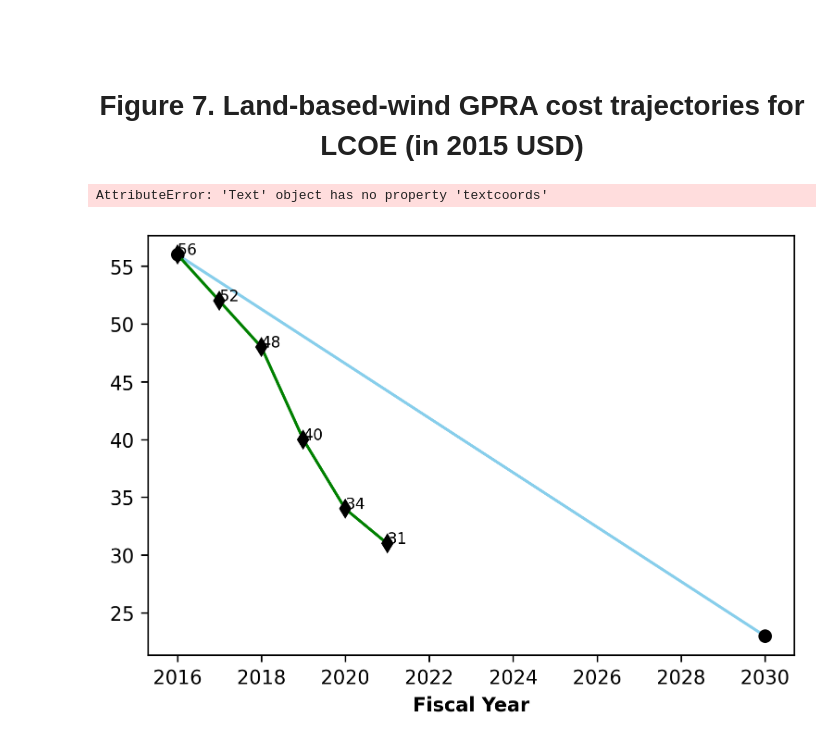
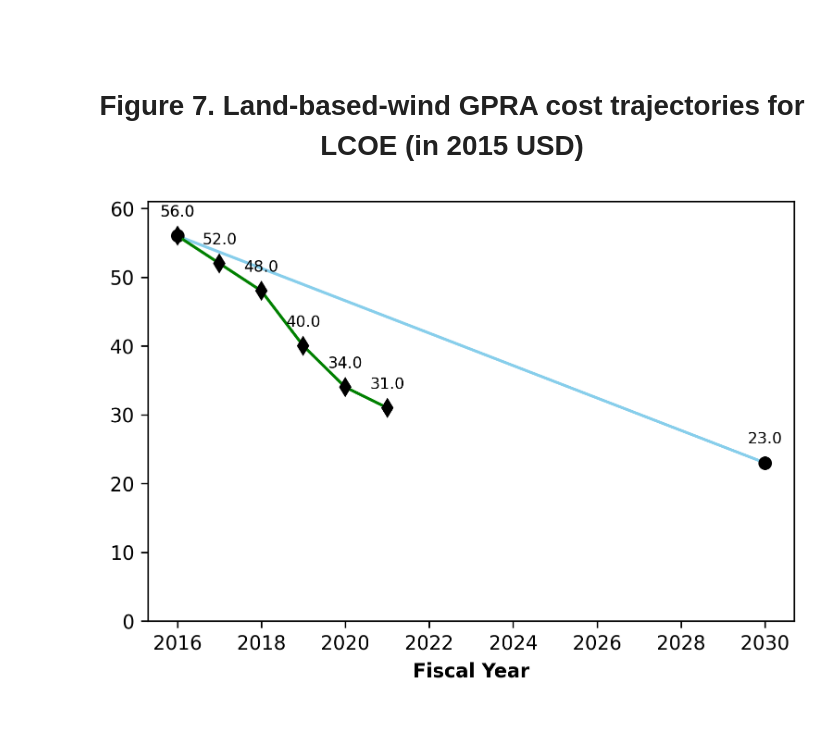
Before and after one commit to WISDEM/LandBOSSE, a Jupyter notebook: landbosse_notebook.ipynb, the cells around one changed output. Drawn from its saved outputs; the diff is of its cells as text; code cells hidden in the pictures.

Commit message:
Complete figure 7

```diff
--- a/landbosse_notebook.ipynb
+++ b/landbosse_notebook.ipynb
@@ -600,34 +600,45 @@ actuals_y = [56, 52, 48, 40, 34, 31]
 actuals_x = [2016, 2017, 2018, 2019, 2020, 2021]
 
 plt.plot(gpra_x, gpra_y,
          linestyle='-',
          marker='o',
          color='skyblue',
          markerfacecolor='black',
          markeredgecolor='black',
          label='GRPA Trajectory')
 
 plt.plot(actuals_x,
          actuals_y,
          linestyle='-',
          marker='d',
          markerfacecolor='black',
          markeredgecolor='black',
          color='green',
          label='GRPA Trajectory')
 
 max_y = [*gpra_y, *actuals_y]
 
 plt.xlabel('Fiscal Year', fontweight='bold')
 
 for index in range(len(actuals_x)):
-  plt.text(actuals_x[index], actuals_y[index], actuals_y[index], size=8)
+  label = "{:.1f}".format(actuals_y[index])
+  plt.annotate(label,
+                 (actuals_x[index],actuals_y[index]),
+                 textcoords="offset points",
+                 xytext=(0,10),
+                 ha='center',
+                 size=8)
 
 for index in range(len(gpra_x)):
-  plt.text(gpra_x[index], gpra_y[index], gpra_y[index], size=8, textcoords='offset points')
+  label = "{:.1f}".format(gpra_y[index])
+  plt.annotate(label,
+                 (gpra_x[index],gpra_y[index]),
+                 textcoords="offset points",
+                 xytext=(0,10),
+                 ha='center',
+                 size=8)
 
 plt.ylim([0, (max(max_y) + 5)])
 plt.show()
 # %% [output]
-AttributeError: 'Text' object has no property 'textcoords'
-[figure, old version]
+[figure, new version]
```
